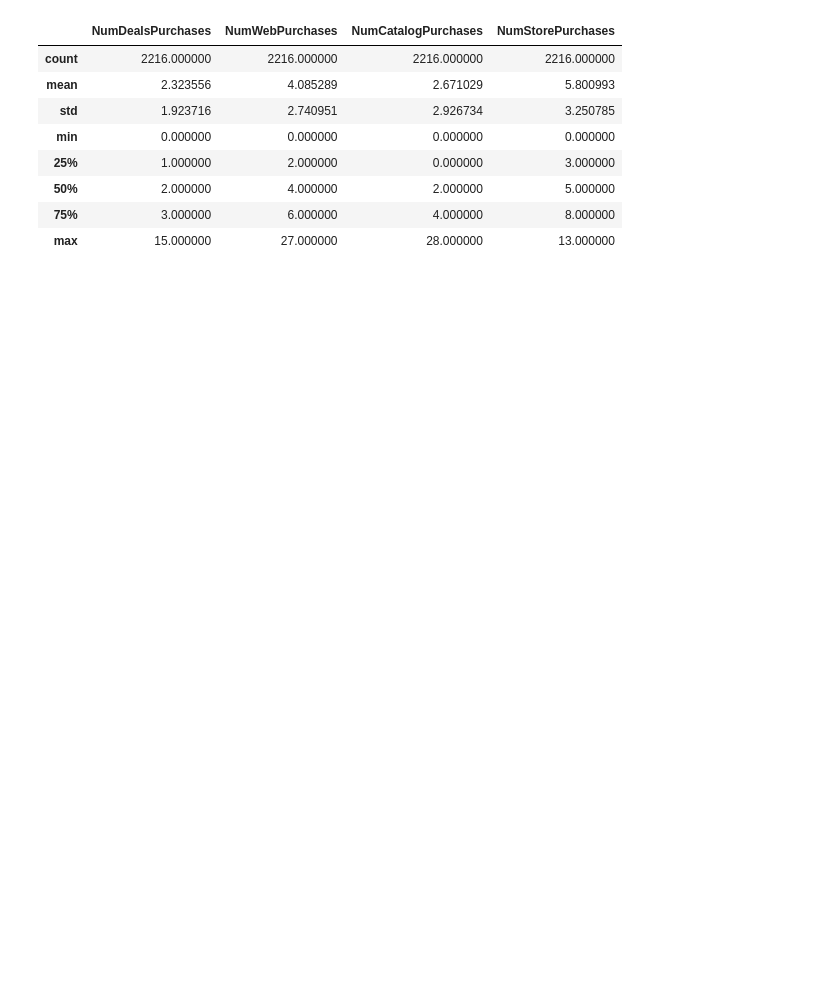
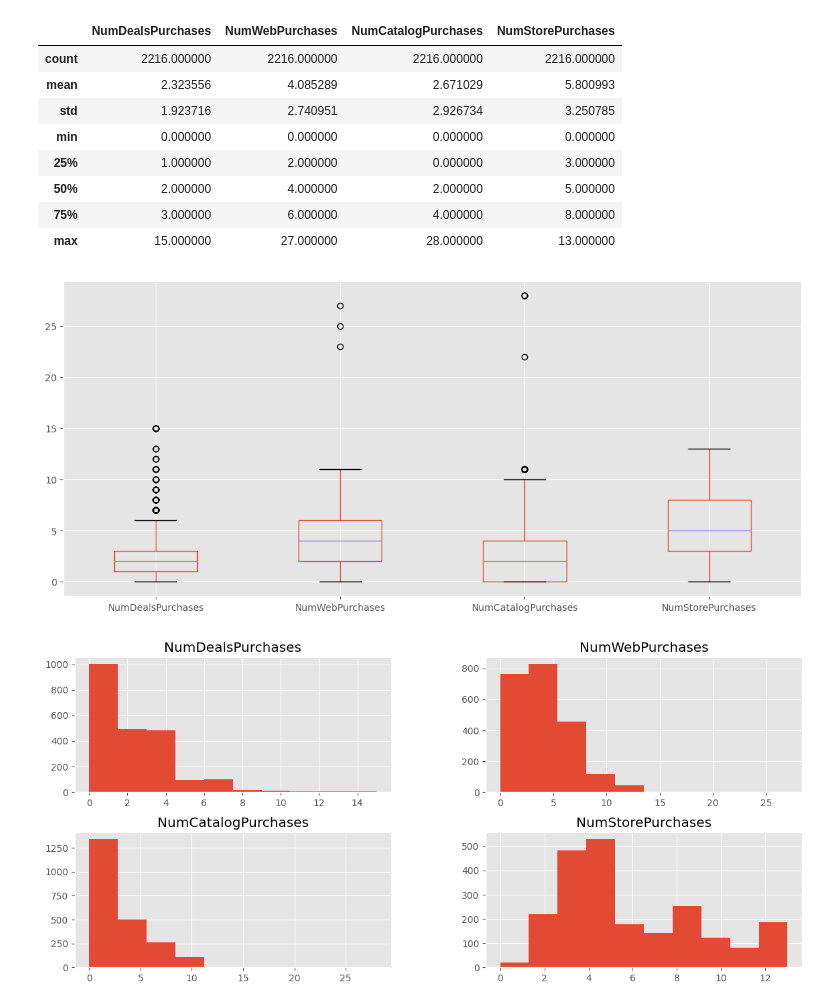
Before and after one commit to fidebravo/Modulo6, a Jupyter notebook: Modulo6_Sprint.ipynb, the cells around one changed output. Saved outputs shown, nothing was run; the diff lists cells and outputs as text; code cells hidden in the pictures; blank space fills up the shorter version.

```diff
--- a/Modulo6_Sprint.ipynb
+++ b/Modulo6_Sprint.ipynb
@@ -211,0 +197,8 @@ sprint6_clientes.head()
+# %%
+import matplotlib.pyplot as plt
+plt.rcParams['figure.figsize'] = (14, 6)
+plt.style.use('ggplot')
+
+sprint6_clientes = pd.read_csv('evaluacion_mkt_campaign.csv')
+filas_df_sprint_6 = sprint6_clientes.shape[0]
+sprint6_clientes.head()
@@ -224,3 +224,10 @@ df_compras.describe()
 | 50% | 2.000000 | 4.000000 | 2.000000 | 5.000000 |
 | 75% | 3.000000 | 6.000000 | 4.000000 | 8.000000 |
 | max | 15.000000 | 27.000000 | 28.000000 | 13.000000 |
+# %%
+df_compras.boxplot()
+df_compras.hist()
+plt.show()
+# %% [output]
+[figure, added]
+[figure, added]
```
Also changed, not shown: parts of 16 cells of this notebook.
